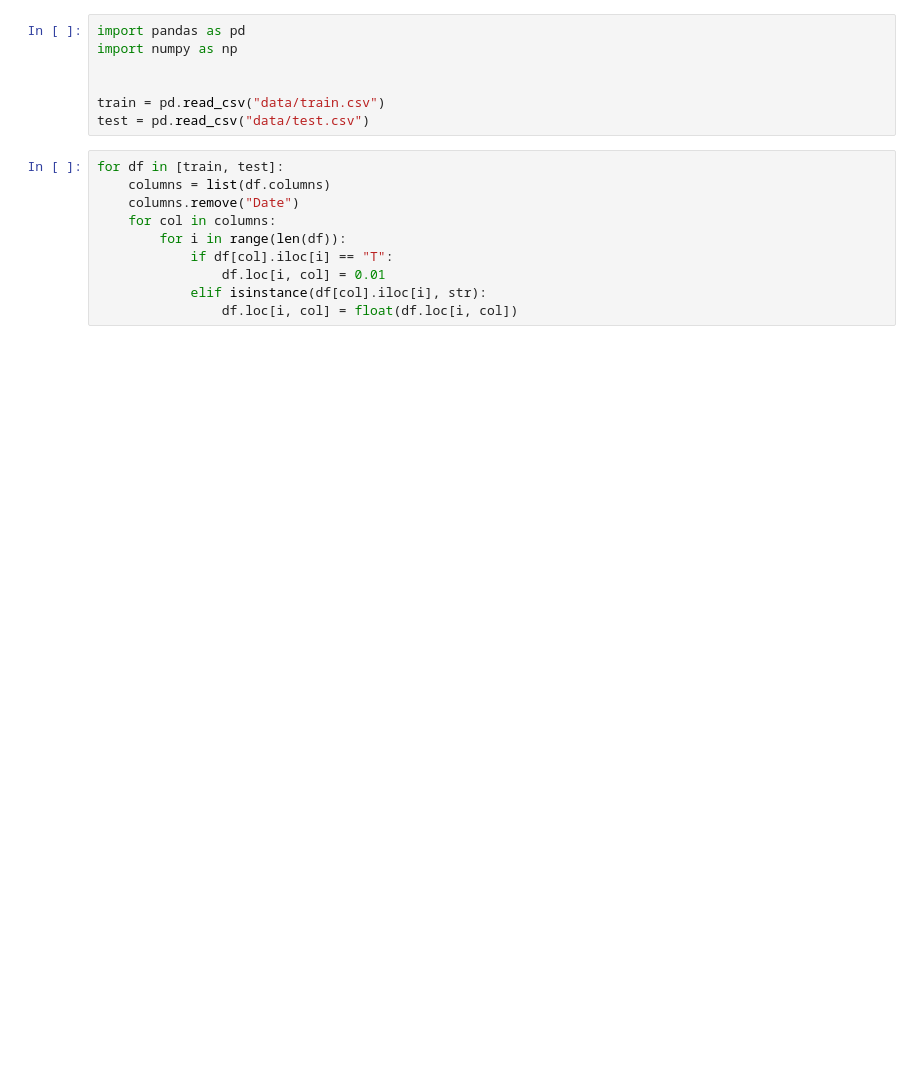
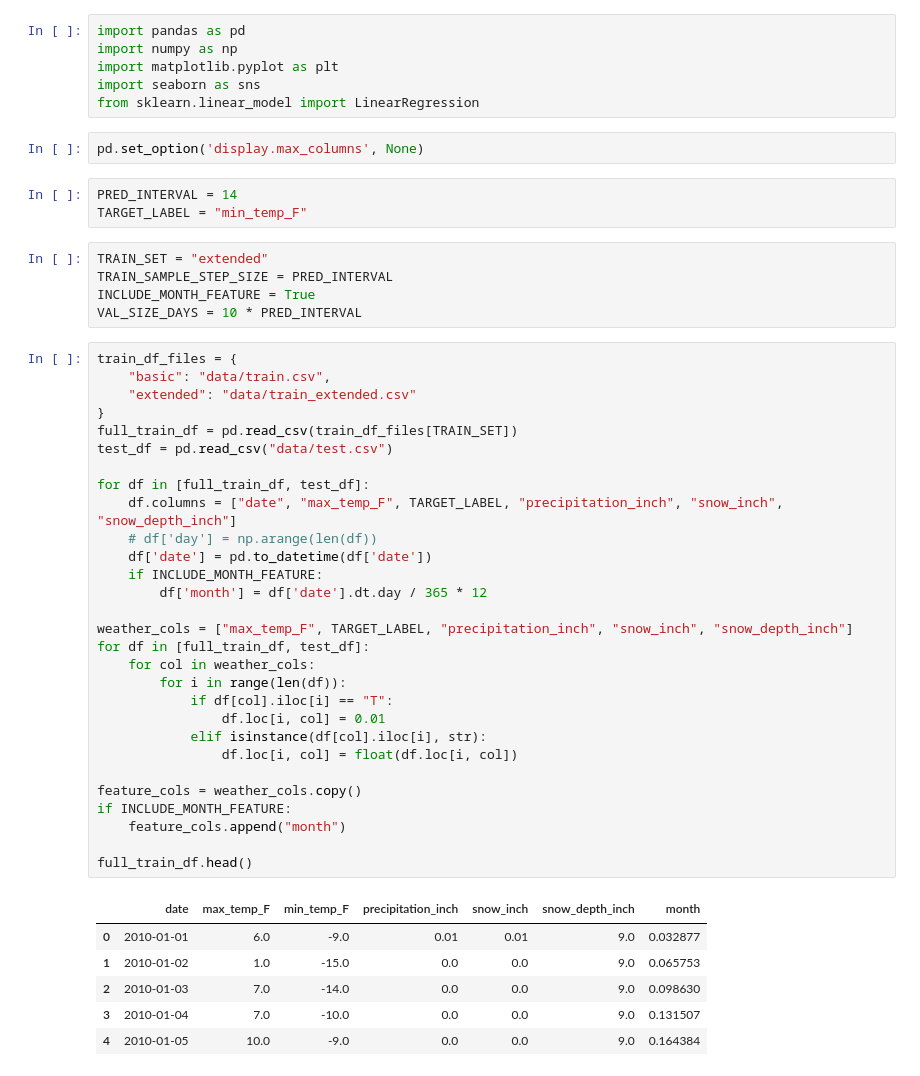
Before and after one commit to Mikael-Lenander/weather-prediction, a Jupyter notebook: weather_prediciton.ipynb, the cells around one changed output. Saved outputs shown, nothing was run; the diff lists cells and outputs as text; blank space fills up the shorter version.

```diff
--- a/weather_prediciton.ipynb
+++ b/weather_prediciton.ipynb
@@ -1,17 +1,52 @@
-# %%
-import pandas as pd
-import numpy as np
-
-
-train = pd.read_csv("data/train.csv")
-test = pd.read_csv("data/test.csv")
+# %%
+import pandas as pd
+import numpy as np
+import matplotlib.pyplot as plt
+import seaborn as sns
+from sklearn.linear_model import LinearRegression
+# %%
+pd.set_option('display.max_columns', None)
+# %%
+PRED_INTERVAL = 14
+TARGET_LABEL = "min_temp_F"
+# %%
+TRAIN_SET = "extended"
+TRAIN_SAMPLE_STEP_SIZE = PRED_INTERVAL
+INCLUDE_MONTH_FEATURE = True
+VAL_SIZE_DAYS = 10 * PRED_INTERVAL
 # %%
-for df in [train, test]:
-    columns = list(df.columns)
-    columns.remove("Date")
-    for col in columns:
+train_df_files = {
+    "basic": "data/train.csv",
+    "extended": "data/train_extended.csv"
+}
+full_train_df = pd.read_csv(train_df_files[TRAIN_SET])
+test_df = pd.read_csv("data/test.csv")
+
+for df in [full_train_df, test_df]:
+    df.columns = ["date", "max_temp_F", TARGET_LABEL, "precipitation_inch", "snow_inch", "snow_depth_inch"]
+    # df['day'] = np.arange(len(df))
+    df['date'] = pd.to_datetime(df['date'])
+    if INCLUDE_MONTH_FEATURE:
+        df['month'] = df['date'].dt.day / 365 * 12
+
+weather_cols = ["max_temp_F", TARGET_LABEL, "precipitation_inch", "snow_inch", "snow_depth_inch"]
+for df in [full_train_df, test_df]:
+    for col in weather_cols:
         for i in range(len(df)):
             if df[col].iloc[i] == "T":
                 df.loc[i, col] = 0.01
             elif isinstance(df[col].iloc[i], str):
                 df.loc[i, col] = float(df.loc[i, col])
+
+feature_cols = weather_cols.copy()
+if INCLUDE_MONTH_FEATURE:
+    feature_cols.append("month")
+
+full_train_df.head()
+# %% [output]
+|  | date | max_temp_F | min_temp_F | precipitation_inch | snow_inch | snow_depth_inch | month |
+| 0 | 2010-01-01 | 6.0 | -9.0 | 0.01 | 0.01 | 9.0 | 0.032877 |
+| 1 | 2010-01-02 | 1.0 | -15.0 | 0.0 | 0.0 | 9.0 | 0.065753 |
+| 2 | 2010-01-03 | 7.0 | -14.0 | 0.0 | 0.0 | 9.0 | 0.098630 |
+| 3 | 2010-01-04 | 7.0 | -10.0 | 0.0 | 0.0 | 9.0 | 0.131507 |
+| 4 | 2010-01-05 | 10.0 | -9.0 | 0.0 | 0.0 | 9.0 | 0.164384 |
```
Also changed, not shown: parts of 10 cells of this notebook.
